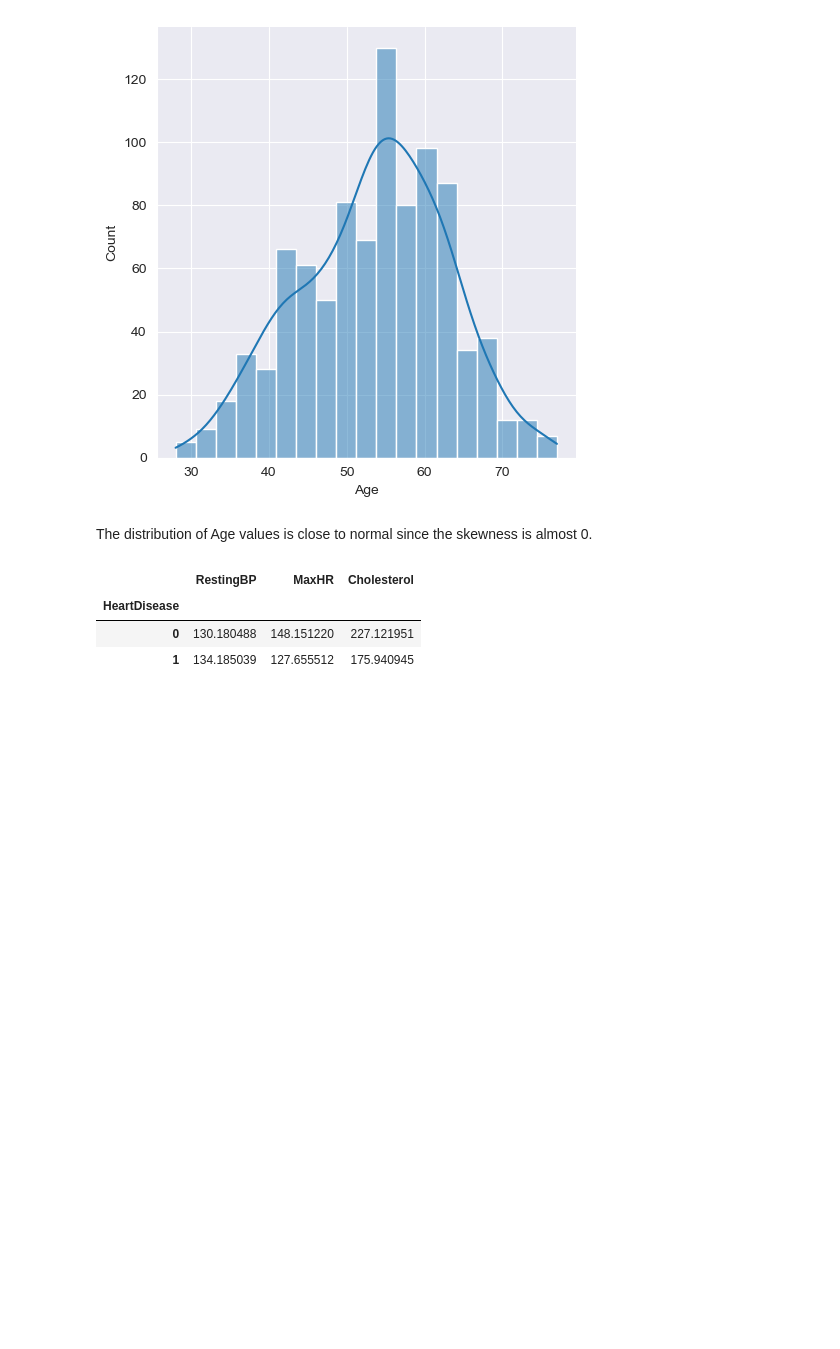
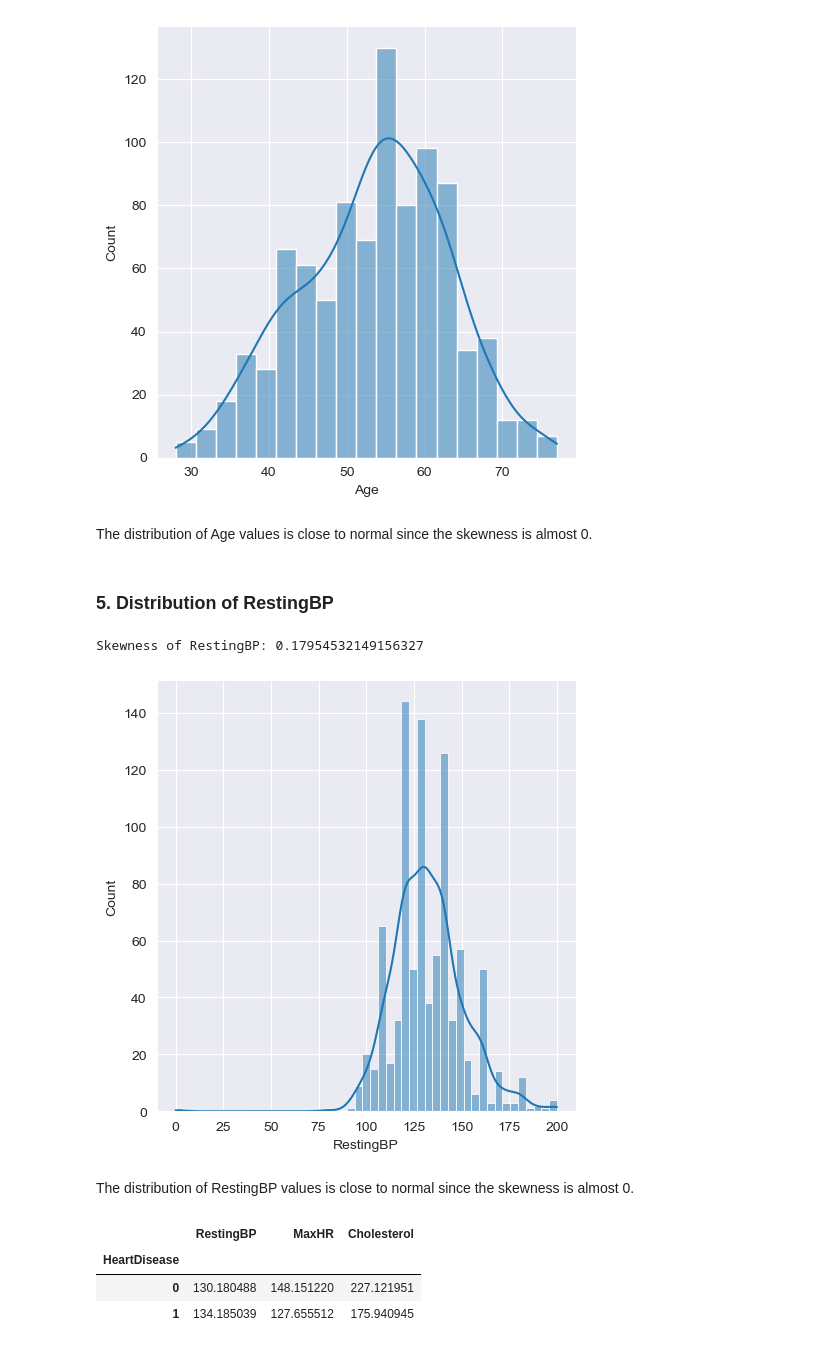
Before and after one commit to malikka-rajshahi/Heart-Failure-Analysis, a Jupyter notebook: HeartAnalysisCombined.ipynb, the cells around one changed output. Drawn from its saved outputs; the diff is of its cells as text; code cells hidden in the pictures; blank space fills up the shorter version.

```diff
--- a/HeartAnalysisCombined.ipynb
+++ b/HeartAnalysisCombined.ipynb
@@ -146,6 +166,18 @@ Skewness of Age: -0.19561273124487544
 [figure]
 # %% [markdown]
 The distribution of Age values is close to normal since the skewness is almost 0.
+# %% [markdown]
+### 5. Distribution of RestingBP
+# %%
+sns.set_style('darkgrid')
+sns.displot(df, x='RestingBP', kde=True);
+skewness=stats.skew(df['RestingBP'])
+print('Skewness of RestingBP:', skewness)
+# %% [output]
+Skewness of RestingBP: 0.17954532149156327
+[figure, added]
+# %% [markdown]
+The distribution of RestingBP values is close to normal since the skewness is almost 0.
 # %%
 # NOT SURE
 df[['RestingBP', 'MaxHR', 'Cholesterol', 'HeartDisease']].groupby('HeartDisease').agg('mean')
```
Also changed, not shown: parts of 5 cells of this notebook.
